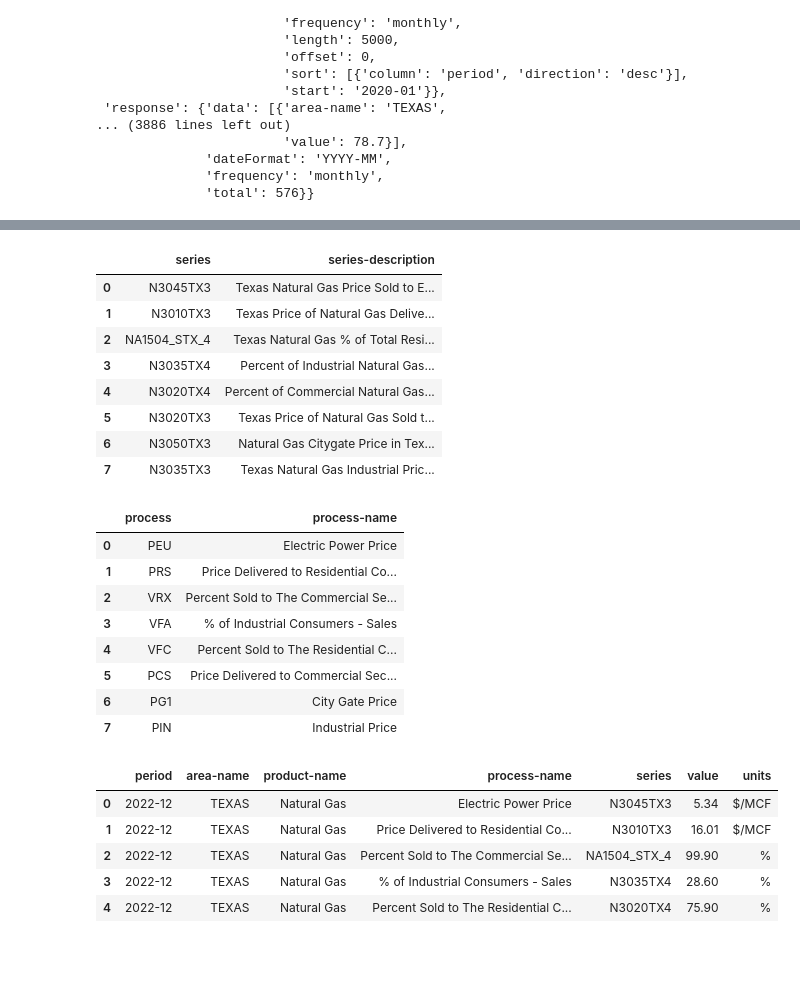
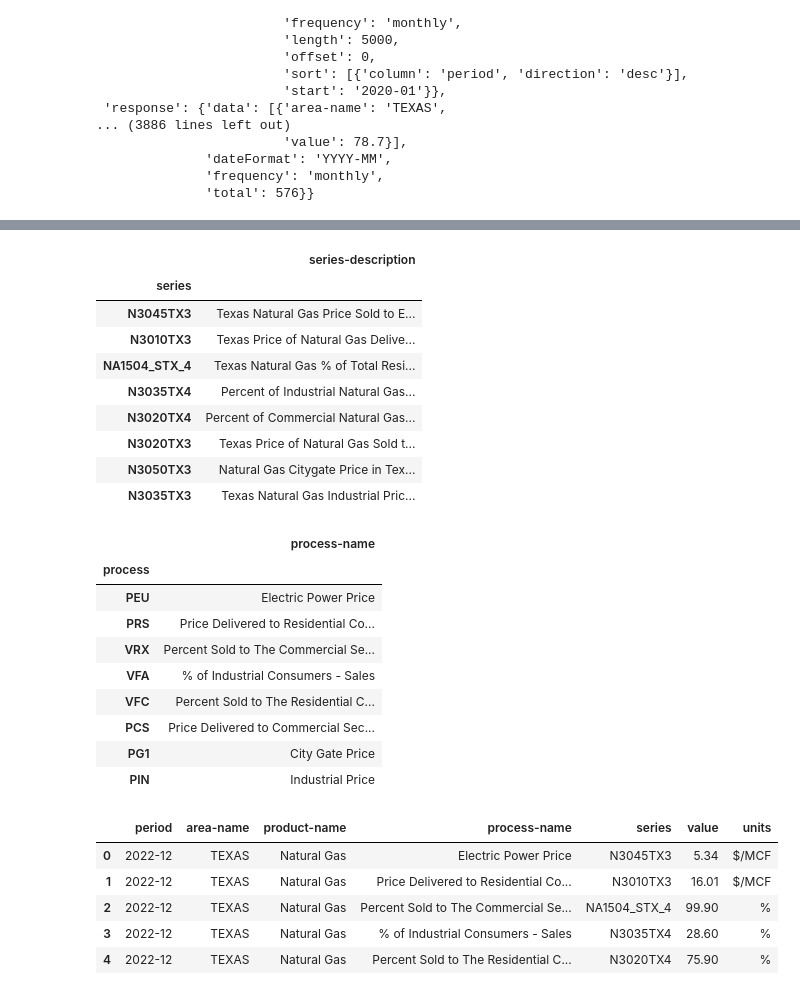
Before and after one commit to robert-z-lehr/Visualizing-The-Great-Freeze-Texas-Energy-Prices, a Jupyter notebook: Project-3-database.ipynb, the cells around one changed output, grey strips where cells are left out. Cells and saved outputs as stored; diff of their text form; code cells hidden in the pictures; blank space fills up the shorter version.

```diff
--- a/Project-3-database.ipynb
+++ b/Project-3-database.ipynb
@@ -232,31 +268,35 @@ Rows in Dataframe:  288
 # %%
 # Create Series Dataframe to store seriesID and description
 series_df = price_data_df[["series", "series-description"]].drop_duplicates(ignore_index=True)
+series_df = series_df.set_index("series")
 series_df
 # %% [output]
-|  | series | series-description |
-| 0 | N3045TX3 | Texas Natural Gas Price Sold to E... |
-| 1 | N3010TX3 | Texas Price of Natural Gas Delive... |
-| 2 | NA1504_STX_4 | Texas Natural Gas % of Total Resi... |
-| 3 | N3035TX4 | Percent of Industrial Natural Gas... |
-| 4 | N3020TX4 | Percent of Commercial Natural Gas... |
-| 5 | N3020TX3 | Texas Price of Natural Gas Sold t... |
-| 6 | N3050TX3 | Natural Gas Citygate Price in Tex... |
-| 7 | N3035TX3 | Texas Natural Gas Industrial Pric... |
+|  | series-description |
+| series |  |
+| N3045TX3 | Texas Natural Gas Price Sold to E... |
+| N3010TX3 | Texas Price of Natural Gas Delive... |
+| NA1504_STX_4 | Texas Natural Gas % of Total Resi... |
+| N3035TX4 | Percent of Industrial Natural Gas... |
+| N3020TX4 | Percent of Commercial Natural Gas... |
+| N3020TX3 | Texas Price of Natural Gas Sold t... |
+| N3050TX3 | Natural Gas Citygate Price in Tex... |
+| N3035TX3 | Texas Natural Gas Industrial Pric... |
 # %%
 # Create Process Dataframe to store processID and name
 process_df = price_data_df[["process", "process-name"]].drop_duplicates(ignore_index=True)
+process_df = process_df.set_index("process")
 process_df
 # %% [output]
-|  | process | process-name |
-| 0 | PEU | Electric Power Price |
-| 1 | PRS | Price Delivered to Residential Co... |
-| 2 | VRX | Percent Sold to The Commercial Se... |
-| 3 | VFA | % of Industrial Consumers - Sales |
-| 4 | VFC | Percent Sold to The Residential C... |
-| 5 | PCS | Price Delivered to Commercial Sec... |
-| 6 | PG1 | City Gate Price |
-| 7 | PIN | Industrial Price |
+|  | process-name |
+| process |  |
+| PEU | Electric Power Price |
+| PRS | Price Delivered to Residential Co... |
+| VRX | Percent Sold to The Commercial Se... |
+| VFA | % of Industrial Consumers - Sales |
+| VFC | Percent Sold to The Residential C... |
+| PCS | Price Delivered to Commercial Sec... |
+| PG1 | City Gate Price |
+| PIN | Industrial Price |
 # %%
 # Drop duplicate or irrelevant columns to create clean price dataframe
 price_df_clean = price_data_df.drop(columns=["duoarea", "product", "process", "series-description"])
```
Also changed, not shown: parts of 6 cells of this notebook, 8 other files.
